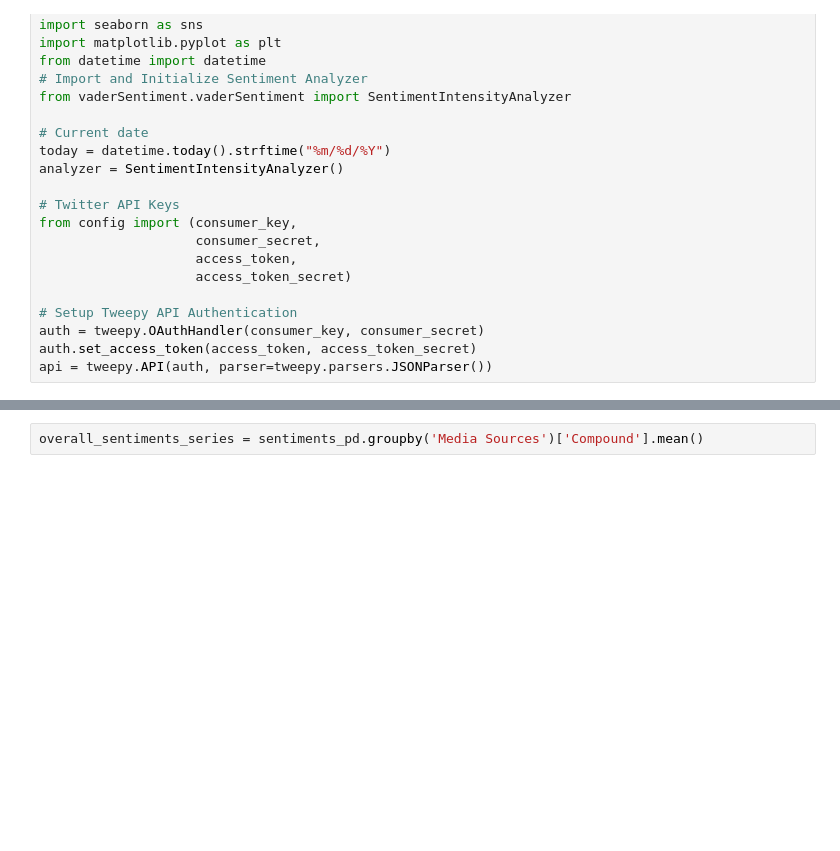
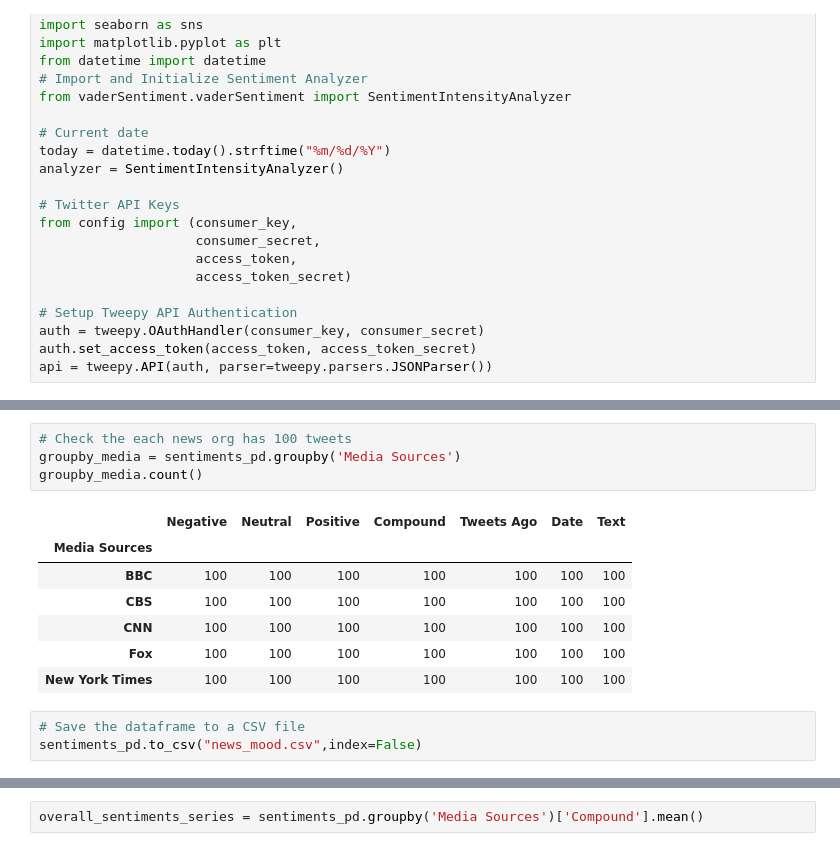
Before and after one commit to krashilili/HW7-SocialAnalysis, a Jupyter notebook: NewsMood_solved.ipynb, the cells around one changed output, grey strips where cells are left out. Cells and saved outputs as stored; diff of their text form; blank space fills up the shorter version.

```diff
--- a/NewsMood_solved.ipynb
+++ b/NewsMood_solved.ipynb
@@ -92,0 +123,15 @@ sentiments_pd.head()
+# %%
+# Check the each news org has 100 tweets
+groupby_media = sentiments_pd.groupby('Media Sources')
+groupby_media.count()
+# %% [output]
+|  | Negative | Neutral | Positive | Compound | Tweets Ago | Date | Text |
+| Media Sources |  |  |  |  |  |  |  |
+| BBC | 100 | 100 | 100 | 100 | 100 | 100 | 100 |
+| CBS | 100 | 100 | 100 | 100 | 100 | 100 | 100 |
+| CNN | 100 | 100 | 100 | 100 | 100 | 100 | 100 |
+| Fox | 100 | 100 | 100 | 100 | 100 | 100 | 100 |
+| New York Times | 100 | 100 | 100 | 100 | 100 | 100 | 100 |
+# %%
+# Save the dataframe to a CSV file
+sentiments_pd.to_csv("news_mood.csv",index=False)
```
Also changed, not shown: parts of 17 cells of this notebook, 6 other files.
